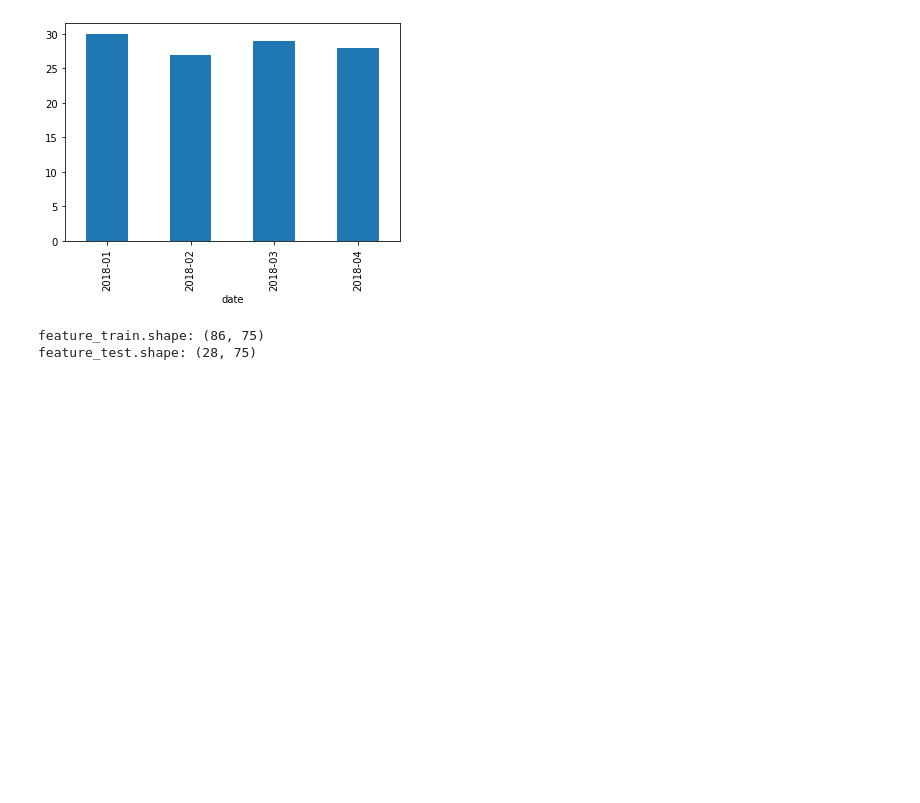
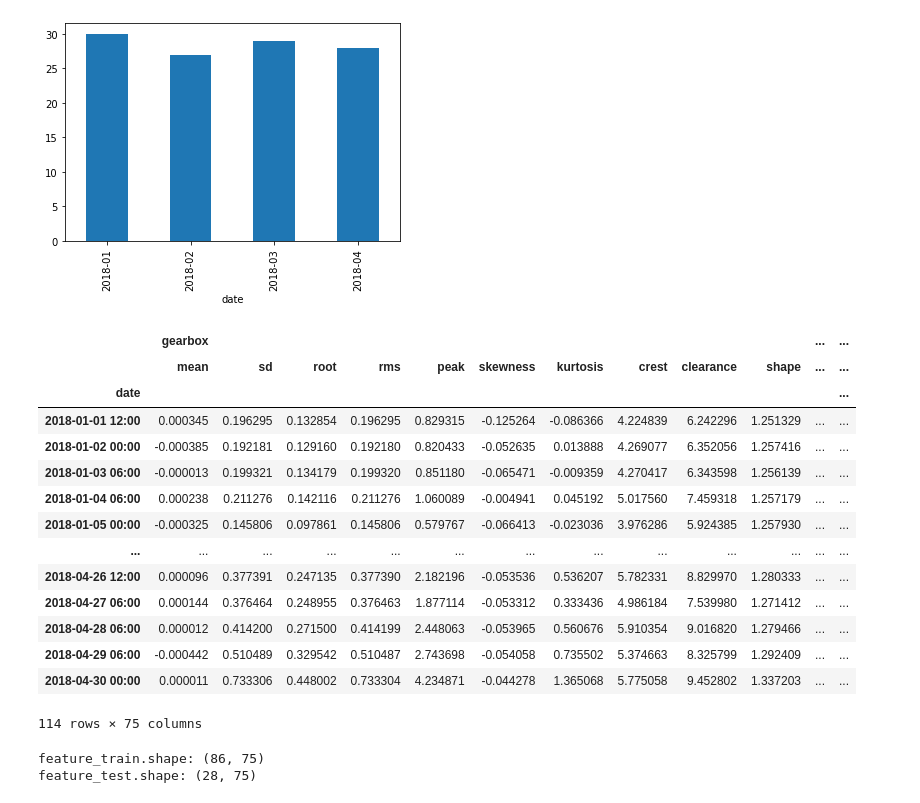
Before and after one commit to AiZhanghan/gearbox-fault-detection, a Jupyter notebook: code/train/san_tang_hu/毕业论文33.ipynb, the cells around one changed output. Drawn from its saved outputs; the diff is of its cells as text; code cells hidden in the pictures; blank space fills up the shorter version.

```diff
--- a/code/train/san_tang_hu/毕业论文33.ipynb
+++ b/code/train/san_tang_hu/毕业论文33.ipynb
@@ -50,6 +54,24 @@ array([[<AxesSubplot:title={'center':'speed'}>]], dtype=object)
 visualization.data_distribution(feature)
 # %% [output]
 [figure]
+# %%
+feature
+# %% [output]
+|  | gearbox |  |  |  |  |  |  |  |  |  | ... | ... |
+|  | mean | sd | root | rms | peak | skewness | kurtosis | crest | clearance | shape | ... | ... |
+| date |  |  |  |  |  |  |  |  |  |  |  | ... |
+| 2018-01-01 12:00 | 0.000345 | 0.196295 | 0.132854 | 0.196295 | 0.829315 | -0.125264 | -0.086366 | 4.224839 | 6.242296 | 1.251329 | ... | ... |
+| 2018-01-02 00:00 | -0.000385 | 0.192181 | 0.129160 | 0.192180 | 0.820433 | -0.052635 | 0.013888 | 4.269077 | 6.352056 | 1.257416 | ... | ... |
+| 2018-01-03 06:00 | -0.000013 | 0.199321 | 0.134179 | 0.199320 | 0.851180 | -0.065471 | -0.009359 | 4.270417 | 6.343598 | 1.256139 | ... | ... |
+| 2018-01-04 06:00 | 0.000238 | 0.211276 | 0.142116 | 0.211276 | 1.060089 | -0.004941 | 0.045192 | 5.017560 | 7.459318 | 1.257179 | ... | ... |
+| 2018-01-05 00:00 | -0.000325 | 0.145806 | 0.097861 | 0.145806 | 0.579767 | -0.066413 | -0.023036 | 3.976286 | 5.924385 | 1.257930 | ... | ... |
+| ... | ... | ... | ... | ... | ... | ... | ... | ... | ... | ... | ... | ... |
+| 2018-04-26 12:00 | 0.000096 | 0.377391 | 0.247135 | 0.377390 | 2.182196 | -0.053536 | 0.536207 | 5.782331 | 8.829970 | 1.280333 | ... | ... |
+| 2018-04-27 06:00 | 0.000144 | 0.376464 | 0.248955 | 0.376463 | 1.877114 | -0.053312 | 0.333436 | 4.986184 | 7.539980 | 1.271412 | ... | ... |
+| 2018-04-28 06:00 | 0.000012 | 0.414200 | 0.271500 | 0.414199 | 2.448063 | -0.053965 | 0.560676 | 5.910354 | 9.016820 | 1.279466 | ... | ... |
+| 2018-04-29 06:00 | -0.000442 | 0.510489 | 0.329542 | 0.510487 | 2.743698 | -0.054058 | 0.735502 | 5.374663 | 8.325799 | 1.292409 | ... | ... |
+| 2018-04-30 00:00 | 0.000011 | 0.733306 | 0.448002 | 0.733304 | 4.234871 | -0.044278 | 1.365068 | 5.775058 | 9.452802 | 1.337203 | ... | ... |
+114 rows × 75 columns
 # %%
 # 划分train set, test set
 train_start = "2018-01"
```
Also changed, not shown: parts of 10 cells of this notebook, 7 other files.
